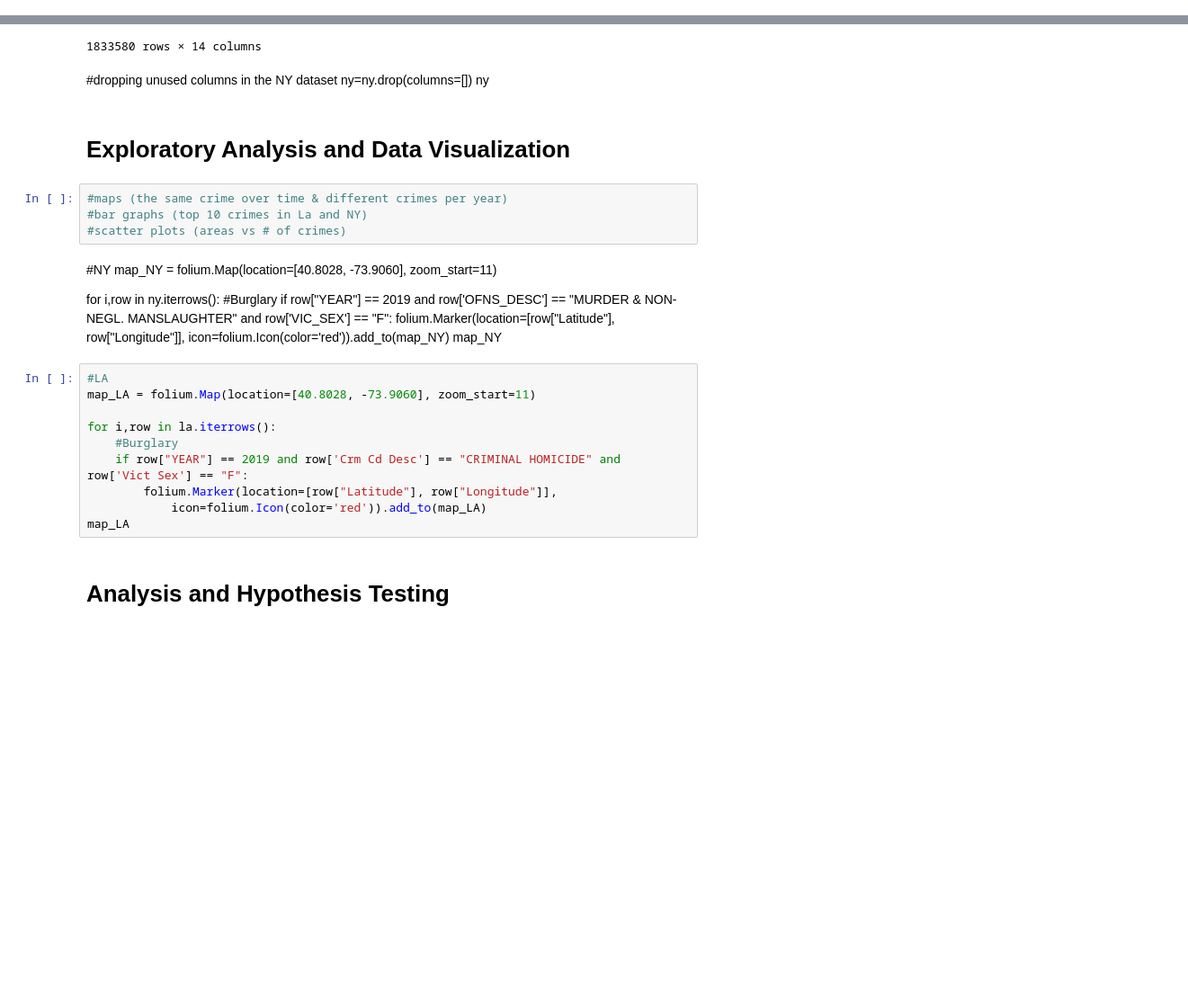
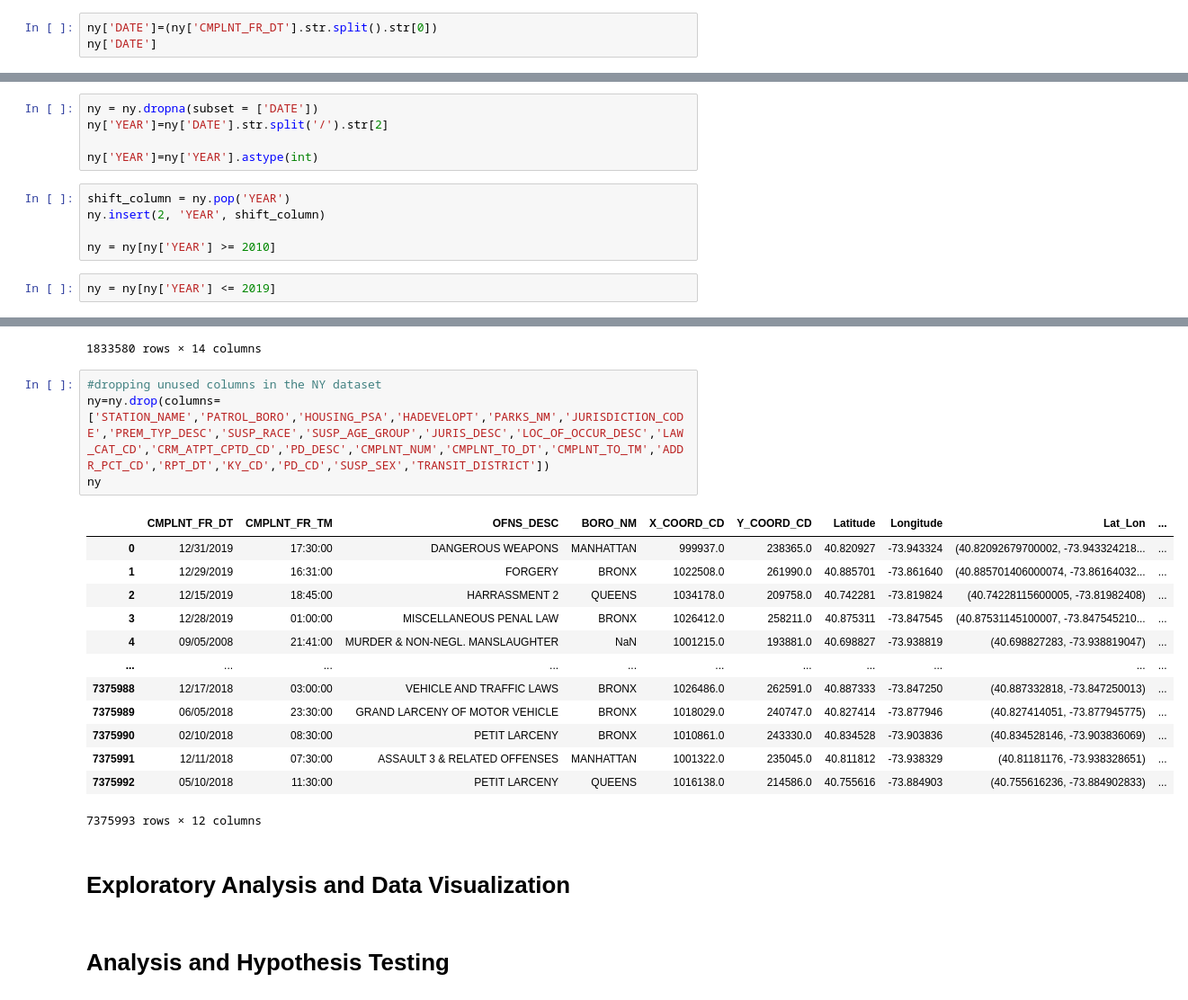
Before and after one commit to FinalProject-cmsc320/FinalProject-cmsc320.github.io, a Jupyter notebook: final.ipynb, the cells around one changed output, grey strips where cells are left out. Shown at 90% size. Saved outputs shown, nothing was run; the diff lists cells and outputs as text; blank space fills up the shorter version.

```diff
--- a/final.ipynb
+++ b/final.ipynb
@@ -142,2 +138,5 @@ ny['DATE']
+# %%
+ny['DATE']=(ny['CMPLNT_FR_DT'].str.split().str[0])
+ny['DATE']
 # %% [markdown]
 Before we can continue with parsing the date data, we have to decide how we want to deal with missing date and time data. Because the dataset lacks context for us to be able to make a hypothesis about whem the missing crimes were committed and it doesn't make sense to assign an average date and time, we will remove the rows with missing date and time values. (Note: we did not run into this issue in the LA dataset because we were not missing and date and/or time data.
@@ -157,0 +143,12 @@ ny.sort_values(by=['YEAR'])
+# %%
+ny = ny.dropna(subset = ['DATE'])
+ny['YEAR']=ny['DATE'].str.split('/').str[2]
+
+ny['YEAR']=ny['YEAR'].astype(int)
+# %%
+shift_column = ny.pop('YEAR')
+ny.insert(2, 'YEAR', shift_column)
+
+ny = ny[ny['YEAR'] >= 2010]
+# %%
+ny = ny[ny['YEAR'] <= 2019]
@@ -175,35 +174,25 @@ la
 | 2060946 | 10/16/2019 12:00:00 AM | 1800 | 17 | Devonshire | 420 | THEFT FROM MOTOR VEHICLE - PETTY ... | 0 | NaN | 17200 NAPA ST | 34.2266 | ... |
 | 2060947 | 02/01/2019 12:00:00 AM | 1615 | 8 | West LA | 330 | BURGLARY FROM VEHICLE | 33 | F | 1700 BARRY AV | 34.0420 | ... |
 1833580 rows × 14 columns
-# %% [markdown]
-#dropping unused columns in the NY dataset
-ny=ny.drop(columns=[])
-ny
+# %%
+#dropping unused columns in the NY dataset
+ny=ny.drop(columns=['STATION_NAME','PATROL_BORO','HOUSING_PSA','HADEVELOPT','PARKS_NM','JURISDICTION_CODE','PREM_TYP_DESC','SUSP_RACE','SUSP_AGE_GROUP','JURIS_DESC','LOC_OF_OCCUR_DESC','LAW_CAT_CD','CRM_ATPT_CPTD_CD','PD_DESC','CMPLNT_NUM','CMPLNT_TO_DT','CMPLNT_TO_TM','ADDR_PCT_CD','RPT_DT','KY_CD','PD_CD','SUSP_SEX','TRANSIT_DISTRICT'])
+ny
+# %% [output]
+|  | CMPLNT_FR_DT | CMPLNT_FR_TM | OFNS_DESC | BORO_NM | X_COORD_CD | Y_COORD_CD | Latitude | Longitude | Lat_Lon | ... |
+| 0 | 12/31/2019 | 17:30:00 | DANGEROUS WEAPONS | MANHATTAN | 999937.0 | 238365.0 | 40.820927 | -73.943324 | (40.82092679700002, -73.943324218... | ... |
+| 1 | 12/29/2019 | 16:31:00 | FORGERY | BRONX | 1022508.0 | 261990.0 | 40.885701 | -73.861640 | (40.885701406000074, -73.86164032... | ... |
+| 2 | 12/15/2019 | 18:45:00 | HARRASSMENT 2 | QUEENS | 1034178.0 | 209758.0 | 40.742281 | -73.819824 | (40.74228115600005, -73.81982408) | ... |
+| 3 | 12/28/2019 | 01:00:00 | MISCELLANEOUS PENAL LAW | BRONX | 1026412.0 | 258211.0 | 40.875311 | -73.847545 | (40.87531145100007, -73.847545210... | ... |
+| 4 | 09/05/2008 | 21:41:00 | MURDER & NON-NEGL. MANSLAUGHTER | NaN | 1001215.0 | 193881.0 | 40.698827 | -73.938819 | (40.698827283, -73.938819047) | ... |
+| ... | ... | ... | ... | ... | ... | ... | ... | ... | ... | ... |
+| 7375988 | 12/17/2018 | 03:00:00 | VEHICLE AND TRAFFIC LAWS | BRONX | 1026486.0 | 262591.0 | 40.887333 | -73.847250 | (40.887332818, -73.847250013) | ... |
+| 7375989 | 06/05/2018 | 23:30:00 | GRAND LARCENY OF MOTOR VEHICLE | BRONX | 1018029.0 | 240747.0 | 40.827414 | -73.877946 | (40.827414051, -73.877945775) | ... |
+| 7375990 | 02/10/2018 | 08:30:00 | PETIT LARCENY | BRONX | 1010861.0 | 243330.0 | 40.834528 | -73.903836 | (40.834528146, -73.903836069) | ... |
+| 7375991 | 12/11/2018 | 07:30:00 | ASSAULT 3 & RELATED OFFENSES | MANHATTAN | 1001322.0 | 235045.0 | 40.811812 | -73.938329 | (40.81181176, -73.938328651) | ... |
+| 7375992 | 05/10/2018 | 11:30:00 | PETIT LARCENY | QUEENS | 1016138.0 | 214586.0 | 40.755616 | -73.884903 | (40.755616236, -73.884902833) | ... |
+7375993 rows × 12 columns
 # %% [markdown]
 # Exploratory Analysis and Data Visualization
-# %%
-#maps (the same crime over time & different crimes per year)
-#bar graphs (top 10 crimes in La and NY)
-#scatter plots (areas vs # of crimes)
-# %% [markdown]
-#NY
-map_NY = folium.Map(location=[40.8028, -73.9060], zoom_start=11)
-
-for i,row in ny.iterrows():
-    #Burglary
-    if row["YEAR"] == 2019 and row['OFNS_DESC'] == "MURDER & NON-NEGL. MANSLAUGHTER" and row['VIC_SEX'] == "F":
-        folium.Marker(location=[row["Latitude"], row["Longitude"]],
-            icon=folium.Icon(color='red')).add_to(map_NY)
-map_NY
-# %%
-#LA
-map_LA = folium.Map(location=[40.8028, -73.9060], zoom_start=11)
-
-for i,row in la.iterrows():
-    #Burglary
-    if row["YEAR"] == 2019 and row['Crm Cd Desc'] == "CRIMINAL HOMICIDE" and row['Vict Sex'] == "F":
-        folium.Marker(location=[row["Latitude"], row["Longitude"]],
-            icon=folium.Icon(color='red')).add_to(map_LA)
-map_LA
 # %% [markdown]
 # Analysis and Hypothesis Testing
```
Also changed, not shown: parts of 20 cells of this notebook.
